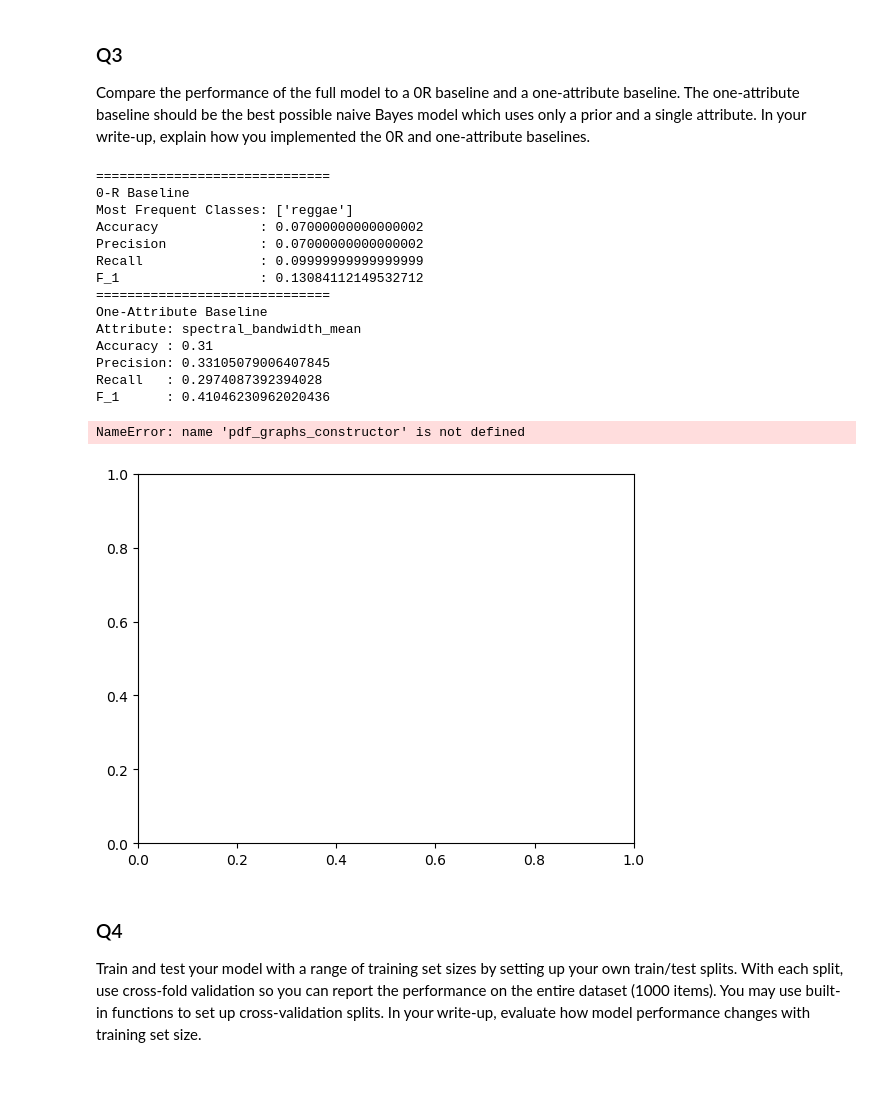
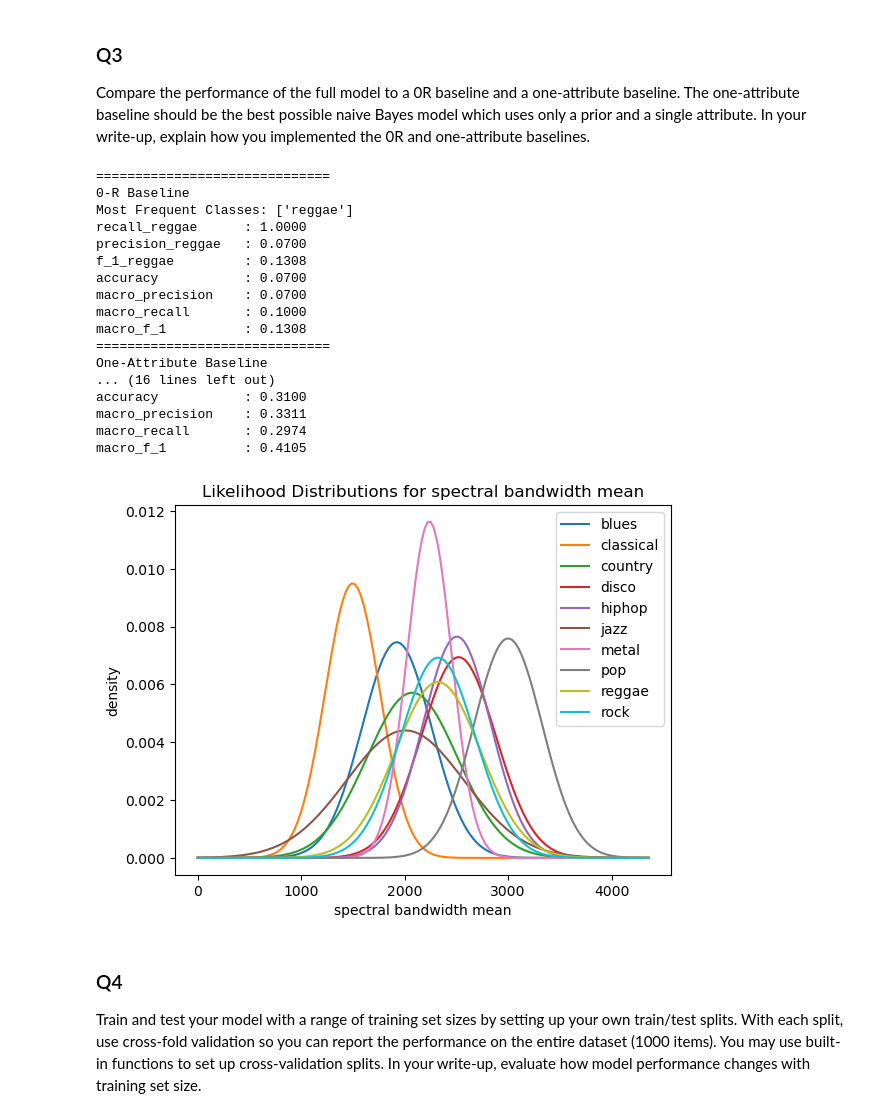
Before and after one commit to J-0-E-L/comp30027_assignment_1, a Jupyter notebook: COMP30027 Assignment 1.ipynb, the cells around one changed output. Drawn from its saved outputs; the diff is of its cells as text; code cells hidden in the pictures; blank space fills up the shorter version.

Commit message:
Reformatted evaluation results for q1, 2, 3 and 5 to match q6 format

```diff
--- a/COMP30027 Assignment 1.ipynb
+++ b/COMP30027 Assignment 1.ipynb
@@ -202,5 +202,7 @@ train_df, test_df = preprocess('COMP30027_2023_asst1_data\pop_vs_classical_train
 priors, likelihood_param = train(train_df)
 predicted_labels = predict(test_df, priors, gaussian_pdf, likelihood_param)
 evaluation_metrics = evaluate(test_df['label'], predicted_labels, 'classical')
-evaluation_metrics
+print(f"==============================")
+for key, value in evaluation_metrics.items():
+    print(f"{key:19}: {value:.4f}")
 # %% [output]
@@ -263,5 +260,7 @@ train_df, test_df = preprocess('COMP30027_2023_asst1_data\gztan_train.csv','COMP
 priors, likelihood_param = train(train_df)
 predicted_labels = predict(test_df, priors, gaussian_pdf, likelihood_param)
 evaluation_metrics = evaluate(test_df['label'], predicted_labels)
-evaluation_metrics
+print(f"==============================")
+for key, value in evaluation_metrics.items():
+    print(f"{key:19}: {value:.4f}")
 # %% [output]
@@ -336,58 +335,60 @@ def one_attribute_predict_and_evaluate(train_df, test_df):
     return best_attribute, evaluate_best_attribute
 
 most_frequent_labels, accuracies, precisions, recalls, f_1s = [], [], [], [], []
+overall_evaluate_zero_r = dict()
 for i in range(10):
     zero_r_predicted_labels = zero_r_predict(train_df, test_df)
     evaluate_zero_r = evaluate(test_df['label'], zero_r_predicted_labels)
     most_frequent_labels.append(zero_r_predicted_labels.iloc[0])
     accuracies.append(evaluate_zero_r['accuracy'])
     precisions.append(evaluate_zero_r['macro_precision'])
     recalls.append(evaluate_zero_r['macro_recall'])
     f_1s.append(evaluate_zero_r['macro_f_1'])
 
+    # Collect this iterations evaluation_metrics
+    for key in evaluate_zero_r:
+        if key not in overall_evaluate_zero_r:
+            overall_evaluate_zero_r[key] = []
+        overall_evaluate_zero_r[key].append(evaluate_zero_r[key])
+
 
 print(f"==============================\n"
     + f"0-R Baseline\n"
-    + f"Most Frequent Classes: {np.unique(most_frequent_labels)}\n"
-    + f"Accuracy             : {sum(accuracies) / len(accuracies)}\n"
-    + f"Precision            : {sum(precisions) / len(precisions)}\n"
-    + f"Recall               : {sum(recalls) / len(recalls)}\n"
-    + f"F_1                  : {sum(f_1s) / len(f_1s)}")
+    + f"Most Frequent Classes: {np.unique(most_frequent_labels)}")
+for key, value in overall_evaluate_zero_r.items():
+        print(f"{key:19}: {sum(value) / len(value):.4f}")
 
 evaluate_one_attribute = one_attribute_predict_and_evaluate(train_df, test_df)
 
-
 print(f"==============================\n"
     + f"One-Attribute Baseline\n"
-    + f"Attribute: {evaluate_one_attribute[0]}\n"
-    + f"Accuracy : {evaluate_one_attribute[1]['accuracy']}\n"
-    + f"Precision: {evaluate_one_attribute[1]['macro_precision']}\n"
-    + f"Recall   : {evaluate_one_attribute[1]['macro_recall']}\n"
-    + f"F_1      : {evaluate_one_attribute[1]['macro_f_1']}")
-
+    + f"Attribute: {evaluate_one_attribute[0]}")
+for key, value in evaluate_one_attribute[1].items():
+        print(f"{key:19}: {value:.4f}")
 
 fig, ax = plt.subplots(1,1)
 labels = np.unique(train_df['label'])
 pdf_graphs_constructor(train_df, evaluate_one_attribute[0], likelihood_param, labels, ax)
-evaluate_one_attribute[1]
 #fig.savefig('likelihood_plots_q3.png')
 # %% [output]
 ==============================
 0-R Baseline
 Most Frequent Classes: ['reggae']
-Accuracy             : 0.07000000000000002
-Precision            : 0.07000000000000002
-Recall               : 0.09999999999999999
-F_1                  : 0.13084112149532712
+recall_reggae      : 1.0000
+precision_reggae   : 0.0700
+f_1_reggae         : 0.1308
+accuracy           : 0.0700
+macro_precision    : 0.0700
+macro_recall       : 0.1000
+macro_f_1          : 0.1308
 ==============================
 One-Attribute Baseline
-Attribute: spectral_bandwidth_mean
-Accuracy : 0.31
-Precision: 0.33105079006407845
-Recall   : 0.2974087392394028
-F_1      : 0.41046230962020436
+... (16 lines left out)
+accuracy           : 0.3100
+macro_precision    : 0.3311
+macro_recall       : 0.2974
+macro_f_1          : 0.4105
-NameError: name 'pdf_graphs_constructor' is not defined
-[figure, old version]
+[figure, new version]
 # %% [markdown]
 ### Q4
 Train and test your model with a range of training set sizes by setting up your own train/test splits. With each split, use cross-fold validation so you can report the performance on the entire dataset (1000 items). You may use built-in functions to set up cross-validation splits. In your write-up, evaluate how model performance changes with training set size.
```
Also changed, not shown: parts of 5 cells of this notebook.
